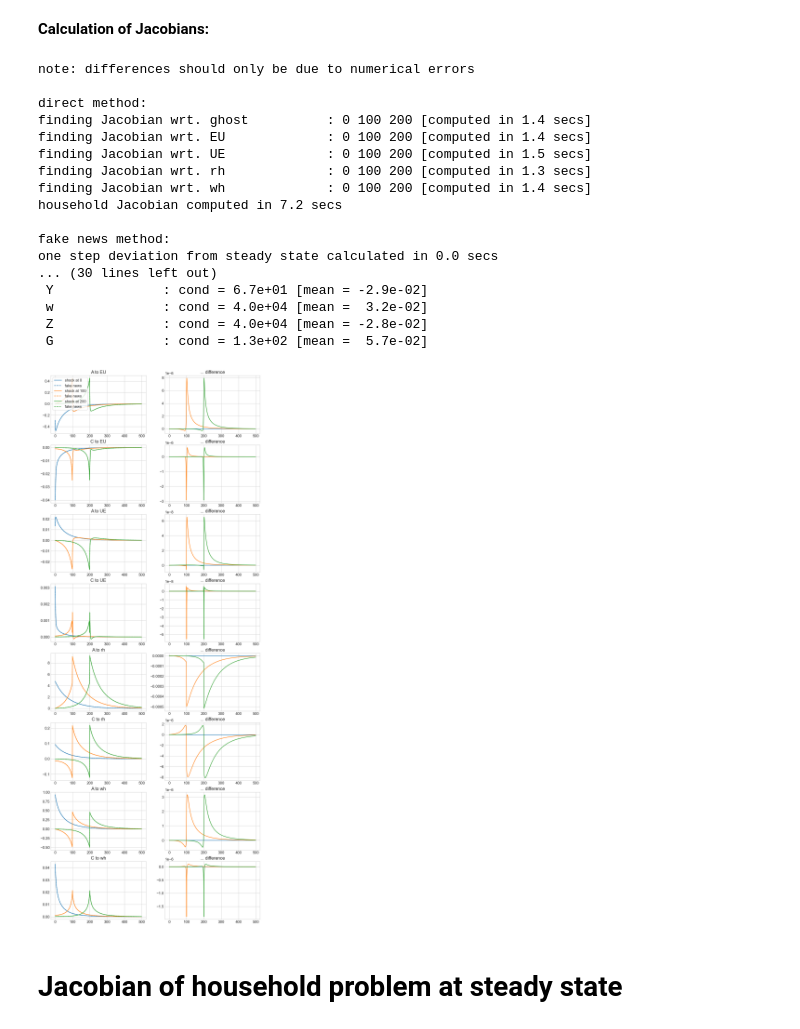
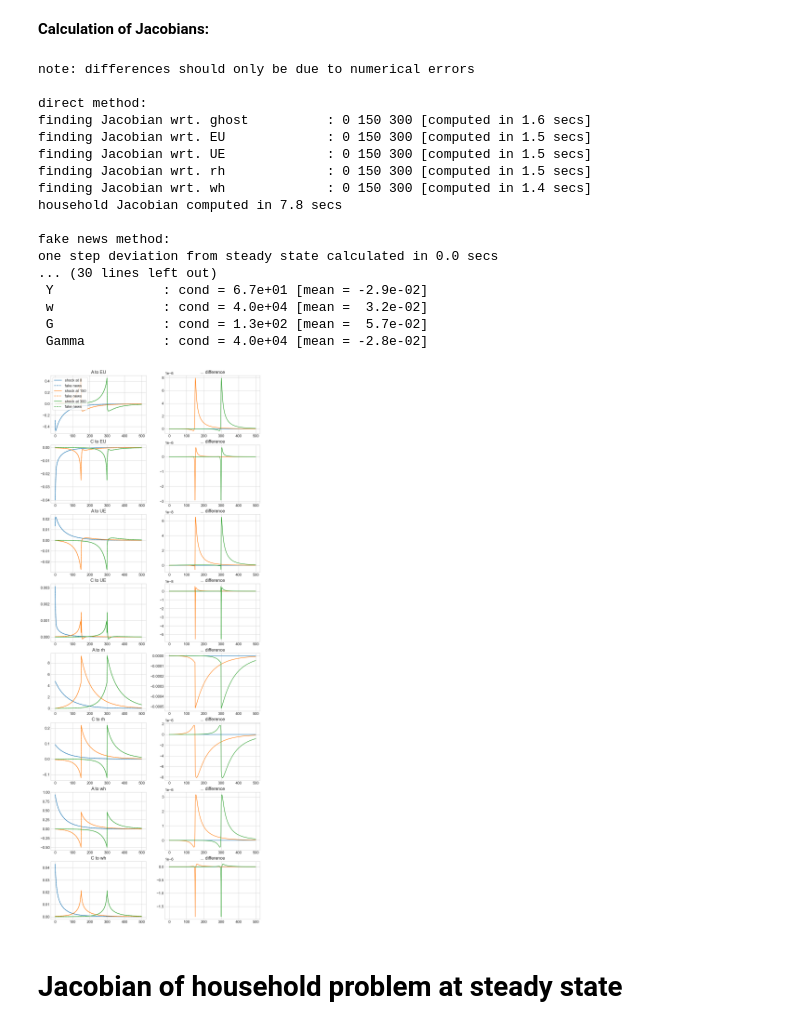
Before and after one commit to NumEconCopenhagen/GEModelToolsNotebooks, a Jupyter notebook: HANK/HANK.ipynb, the cells around one changed output. Drawn from its saved outputs; the diff is of its cells as text; code cells hidden in the pictures.

```diff
--- a/HANK/HANK.ipynb
+++ b/HANK/HANK.ipynb
@@ -258,27 +258,27 @@ WPC            : t0 =  0.0e+00, max abs.  1.2e-14
 # %% [markdown]
 **Calculation of Jacobians:**
 # %%
-s_list = [0,100,200]
+s_list = [0,150,300]
 model.test_jac(s_list)
 # %% [output]
 note: differences should only be due to numerical errors
 
 direct method:
-finding Jacobian wrt. ghost          : 0 100 200 [computed in 1.4 secs]
-finding Jacobian wrt. EU             : 0 100 200 [computed in 1.4 secs]
-finding Jacobian wrt. UE             : 0 100 200 [computed in 1.5 secs]
-finding Jacobian wrt. rh             : 0 100 200 [computed in 1.3 secs]
-finding Jacobian wrt. wh             : 0 100 200 [computed in 1.4 secs]
-household Jacobian computed in 7.2 secs
+finding Jacobian wrt. ghost          : 0 150 300 [computed in 1.6 secs]
+finding Jacobian wrt. EU             : 0 150 300 [computed in 1.5 secs]
+finding Jacobian wrt. UE             : 0 150 300 [computed in 1.5 secs]
+finding Jacobian wrt. rh             : 0 150 300 [computed in 1.5 secs]
+finding Jacobian wrt. wh             : 0 150 300 [computed in 1.4 secs]
+household Jacobian computed in 7.8 secs
 
 fake news method:
 one step deviation from steady state calculated in 0.0 secs
 ... (30 lines left out)
  Y              : cond = 6.7e+01 [mean = -2.9e-02]
  w              : cond = 4.0e+04 [mean =  3.2e-02]
- Z              : cond = 4.0e+04 [mean = -2.8e-02]
  G              : cond = 1.3e+02 [mean =  5.7e-02]
+ Gamma          : cond = 4.0e+04 [mean = -2.8e-02]
-[figure, old version]
+[figure, new version]
 # %% [markdown]
 # Jacobian of household problem at steady state
 # %%
```
Also changed, not shown: parts of 8 cells of this notebook, 4 other files.
